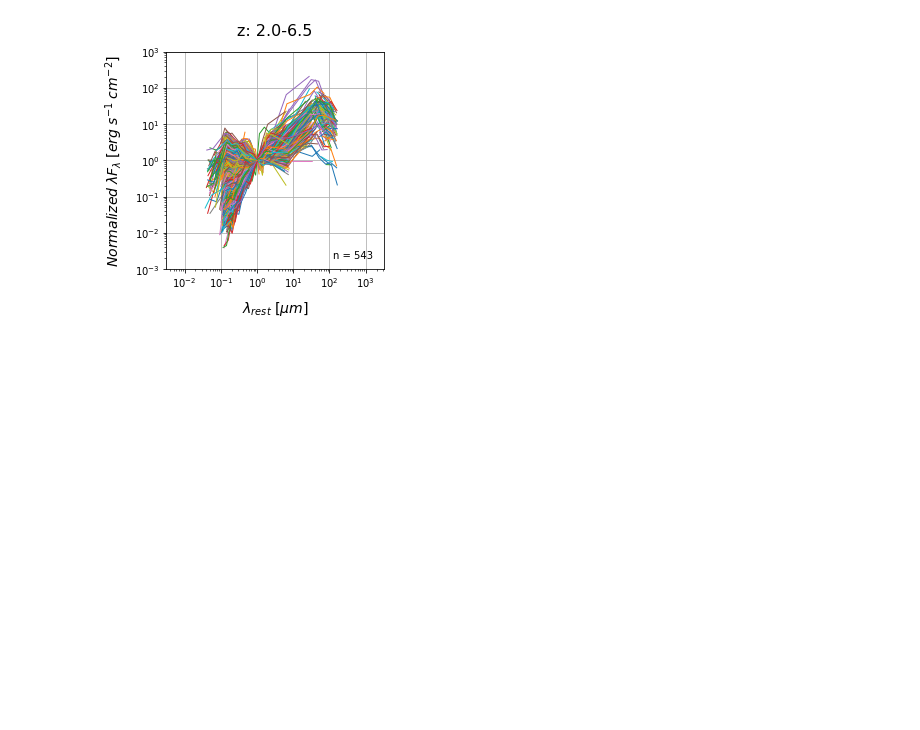
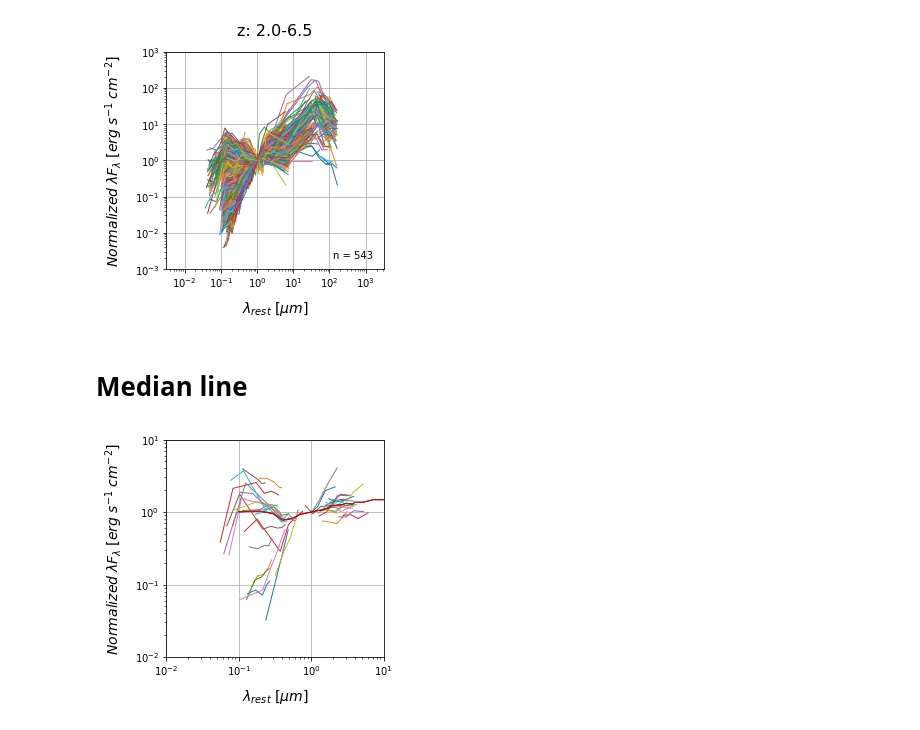
Before and after one commit to parallax-xallaraq/IfA-REU-Project, a Jupyter notebook: Code/Make_SED.ipynb, the cells around one changed output. Drawn from its saved outputs; the diff is of its cells as text; code cells hidden in the pictures; blank space fills up the shorter version.

Commit message:
create MedianCurve function

```diff
--- a/Code/Make_SED.ipynb
+++ b/Code/Make_SED.ipynb
@@ -166,3 +166,61 @@ for i,z in enumerate(bin_z) :
 [figure]
 [figure]
 [figure]
+# %% [markdown]
+# Median line
+# %%
+
+test = [0,1,2,3,4,5,6,7,8,9,10,11,12,13,14,15,16,17,18,19]
+
+x = (lamR_A * 1E-4)[test]
+y = agn_lamflux_lam_ergscm2_NORM[test]
+
+f_all = []
+
+for xx,yy in zip(x,y) :
+    # get log scale and exclude NaN
+    logx = np.log10(xx[~np.isnan(yy)])
+    logy = np.log10(yy[~np.isnan(yy)])
+    # interpolate flux curve
+    f = interpolate.interp1d(logx, logy, kind='linear', fill_value='extrapolate')
+    f_all.append(f)
+
+xpoint = np.arange( 0.1, 10, 0.1 )
+
+f_all_discrete = []
+
+for f in f_all :
+    dis = 10**f(np.log10(xpoint))
+    f_all_discrete.append(dis)
+
+
+med = np.median(f_all_discrete, axis=0)
+
+# plot
+for i in range(20) :
+    plt.plot(x[i],y[i])
+
+plt.plot(xpoint, med, c='k')
+
+x_med, y_med = SED.MedianCurve(x,y)
+
+plt.plot(x_med, y_med, c='r')
+
+
+# plot settings
+plt.yscale('log')
+plt.xscale('log')
+plt.xlim(10**-2, 10**1)
+plt.ylim(10**-2, 10**1)
+plt.xlabel('$\lambda_{rest} \; [\mu m]$')
+plt.ylabel('$Normalized \; \lambda F_{\lambda} \; [erg \; s^{-1} \; cm^{-2}]$')
+plt.grid()
+
+# axis
+ax = plt.gca()
+ax.set_aspect('equal')
+ax.set_adjustable('box')
+
+plt.show()
+# %% [output]
+[figure, added]
```
Also changed, not shown: parts of 1 cell of this notebook, 1 other file.
